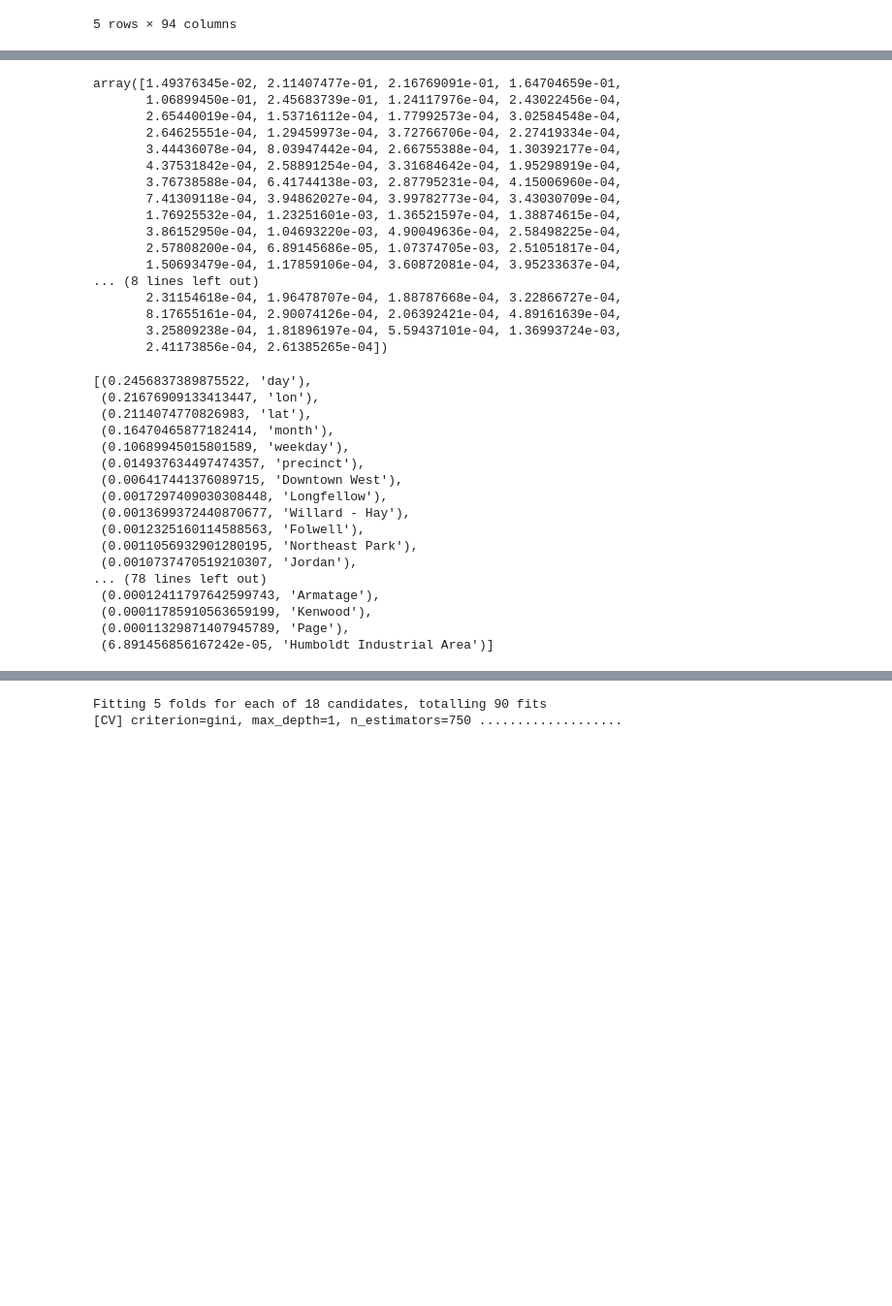
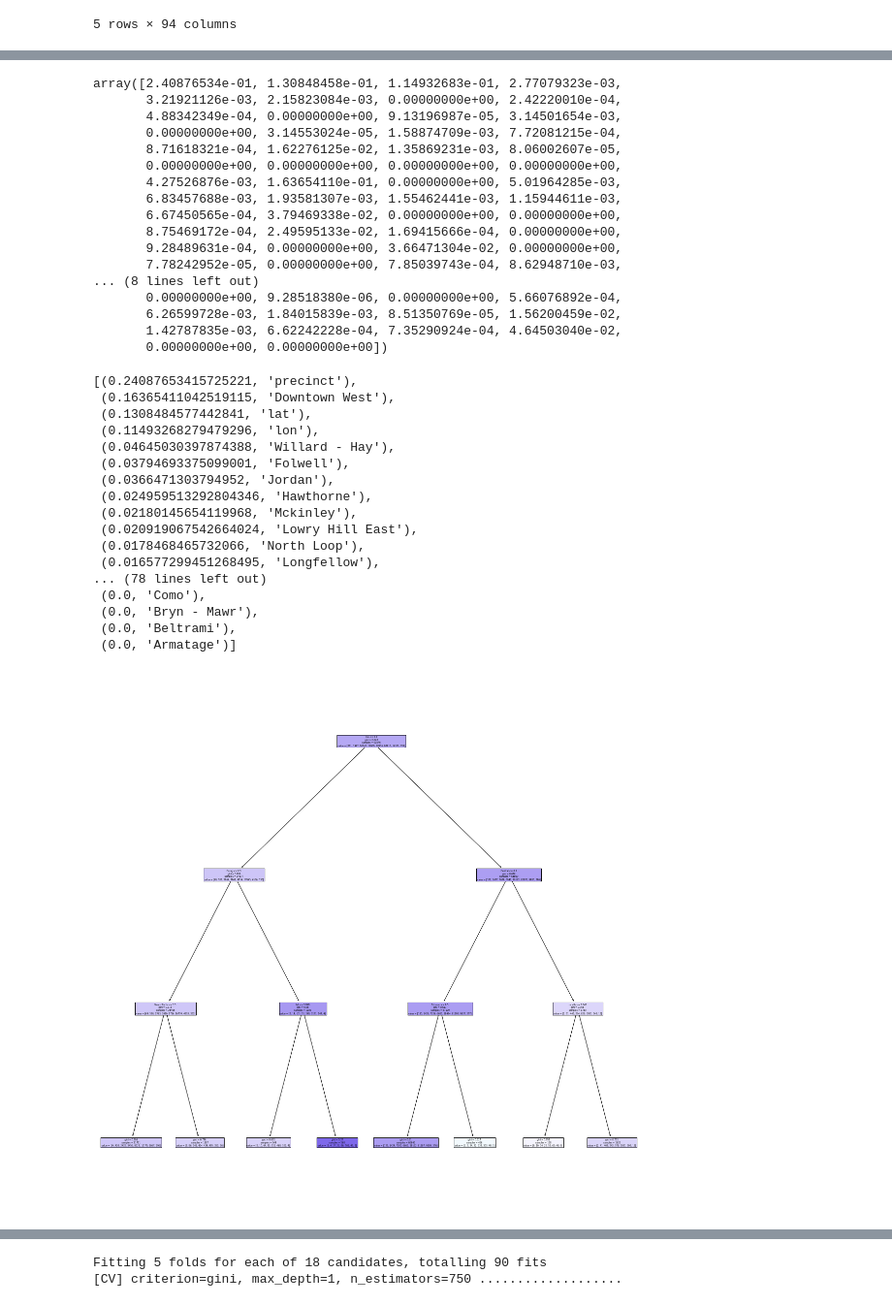
Before and after one commit to MrBadinger/Minority_Report, a Jupyter notebook: models/randomforest_abp.ipynb, the cells around one changed output, grey strips where cells are left out. Shown: that part at 97% size. Saved outputs shown, nothing was run; the diff lists cells and outputs as text; code cells hidden in the pictures; blank space fills up the shorter version.

Commit message:
forest

```diff
--- a/models/randomforest_abp.ipynb
+++ b/models/randomforest_abp.ipynb
@@ -119,7 +119,7 @@ X_scaler = MinMaxScaler().fit(X_train)
 X_train_scaled = X_scaler.transform(X_train)
 X_test_scaled = X_scaler.transform(X_test)
 # %%
-rf = RandomForestClassifier(n_estimators=500)
+rf = RandomForestClassifier(n_estimators=100, max_depth=3)
 rf = rf.fit(X_train_scaled, y_train)
 rf.score(X_test_scaled, y_test)
 # %% [output]
@@ -139,42 +139,50 @@ Testing Data Score: 0.5354722721615267
 importances = rf.feature_importances_
 importances
 # %% [output]
-array([1.49376345e-02, 2.11407477e-01, 2.16769091e-01, 1.64704659e-01,
-       1.06899450e-01, 2.45683739e-01, 1.24117976e-04, 2.43022456e-04,
-       2.65440019e-04, 1.53716112e-04, 1.77992573e-04, 3.02584548e-04,
-       2.64625551e-04, 1.29459973e-04, 3.72766706e-04, 2.27419334e-04,
-       3.44436078e-04, 8.03947442e-04, 2.66755388e-04, 1.30392177e-04,
-       4.37531842e-04, 2.58891254e-04, 3.31684642e-04, 1.95298919e-04,
-       3.76738588e-04, 6.41744138e-03, 2.87795231e-04, 4.15006960e-04,
-       7.41309118e-04, 3.94862027e-04, 3.99782773e-04, 3.43030709e-04,
-       1.76925532e-04, 1.23251601e-03, 1.36521597e-04, 1.38874615e-04,
-       3.86152950e-04, 1.04693220e-03, 4.90049636e-04, 2.58498225e-04,
-       2.57808200e-04, 6.89145686e-05, 1.07374705e-03, 2.51051817e-04,
-       1.50693479e-04, 1.17859106e-04, 3.60872081e-04, 3.95233637e-04,
+array([2.40876534e-01, 1.30848458e-01, 1.14932683e-01, 2.77079323e-03,
+       3.21921126e-03, 2.15823084e-03, 0.00000000e+00, 2.42220010e-04,
+       4.88342349e-04, 0.00000000e+00, 9.13196987e-05, 3.14501654e-03,
+       0.00000000e+00, 3.14553024e-05, 1.58874709e-03, 7.72081215e-04,
+       8.71618321e-04, 1.62276125e-02, 1.35869231e-03, 8.06002607e-05,
+       0.00000000e+00, 0.00000000e+00, 0.00000000e+00, 0.00000000e+00,
+       4.27526876e-03, 1.63654110e-01, 0.00000000e+00, 5.01964285e-03,
+       6.83457688e-03, 1.93581307e-03, 1.55462441e-03, 1.15944611e-03,
+       6.67450565e-04, 3.79469338e-02, 0.00000000e+00, 0.00000000e+00,
+       8.75469172e-04, 2.49595133e-02, 1.69415666e-04, 0.00000000e+00,
+       9.28489631e-04, 0.00000000e+00, 3.66471304e-02, 0.00000000e+00,
+       7.78242952e-05, 0.00000000e+00, 7.85039743e-04, 8.62948710e-03,
 ... (8 lines left out)
-       2.31154618e-04, 1.96478707e-04, 1.88787668e-04, 3.22866727e-04,
-       8.17655161e-04, 2.90074126e-04, 2.06392421e-04, 4.89161639e-04,
-       3.25809238e-04, 1.81896197e-04, 5.59437101e-04, 1.36993724e-03,
-       2.41173856e-04, 2.61385265e-04])
+       0.00000000e+00, 9.28518380e-06, 0.00000000e+00, 5.66076892e-04,
+       6.26599728e-03, 1.84015839e-03, 8.51350769e-05, 1.56200459e-02,
+       1.42787835e-03, 6.62242228e-04, 7.35290924e-04, 4.64503040e-02,
+       0.00000000e+00, 0.00000000e+00])
 # %%
 feature_names = selected_features.columns
 
 sorted(zip(rf.feature_importances_, feature_names), reverse=True)
 # %% [output]
-[(0.2456837389875522, 'day'),
- (0.21676909133413447, 'lon'),
- (0.2114074770826983, 'lat'),
- (0.16470465877182414, 'month'),
- (0.10689945015801589, 'weekday'),
- (0.014937634497474357, 'precinct'),
- (0.006417441376089715, 'Downtown West'),
- (0.0017297409030308448, 'Longfellow'),
- (0.0013699372440870677, 'Willard - Hay'),
- (0.0012325160114588563, 'Folwell'),
- (0.0011056932901280195, 'Northeast Park'),
- (0.0010737470519210307, 'Jordan'),
+[(0.24087653415725221, 'precinct'),
+ (0.16365411042519115, 'Downtown West'),
+ (0.1308484577442841, 'lat'),
+ (0.11493268279479296, 'lon'),
+ (0.04645030397874388, 'Willard - Hay'),
+ (0.03794693375099001, 'Folwell'),
+ (0.0366471303794952, 'Jordan'),
+ (0.024959513292804346, 'Hawthorne'),
+ (0.02180145654119968, 'Mckinley'),
+ (0.020919067542664024, 'Lowry Hill East'),
+ (0.0178468465732066, 'North Loop'),
+ (0.016577299451268495, 'Longfellow'),
 ... (78 lines left out)
- (0.00012411797642599743, 'Armatage'),
- (0.00011785910563659199, 'Kenwood'),
- (0.00011329871407945789, 'Page'),
- (6.891456856167242e-05, 'Humboldt Industrial Area')]
+ (0.0, 'Como'),
+ (0.0, 'Bryn - Mawr'),
+ (0.0, 'Beltrami'),
+ (0.0, 'Armatage')]
+# %%
+from matplotlib import pyplot as plt
+plt.figure(figsize=(20,20))
+_ = tree.plot_tree(rf.estimators_[0], feature_names=X.columns, filled=True)
+plt.savefig('../resources/rf_plot_tree.png')
+plt.show()
+# %% [output]
+[figure, added]
```
Also changed, not shown: parts of 5 cells of this notebook, 8 other files.
